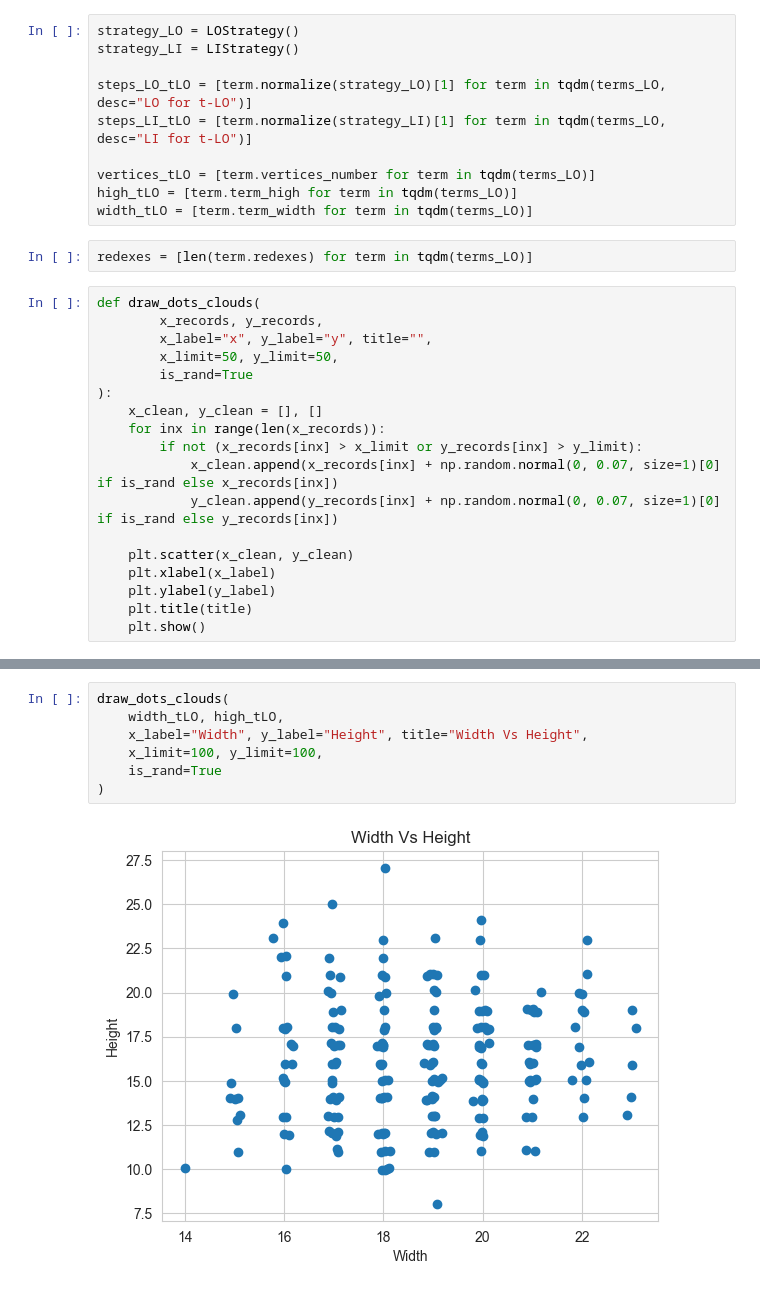
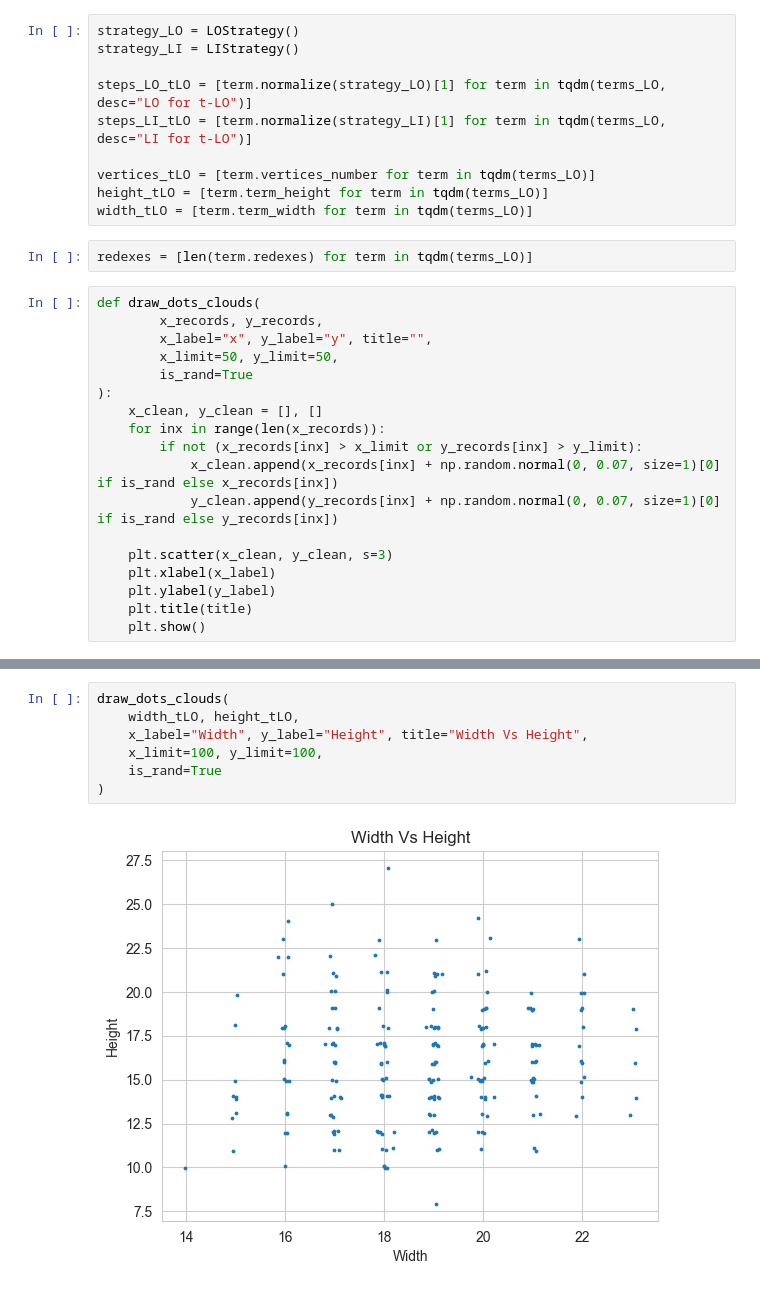
Before and after one commit to alex-deineha/pure-calculus, a Jupyter notebook: src/tests_14_redexes_coloring/test_term_heigh_width_v3.ipynb, the cells around one changed output, grey strips where cells are left out. Drawn from its saved outputs; the diff is of its cells as text.

Commit message:
Some cloudy visualizations.

```diff
--- a/src/tests_14_redexes_coloring/test_term_heigh_width_v3.ipynb
+++ b/src/tests_14_redexes_coloring/test_term_heigh_width_v3.ipynb
@@ -29,7 +29,7 @@ steps_LO_tLO = [term.normalize(strategy_LO)[1] for term in tqdm(terms_LO, desc="
 steps_LI_tLO = [term.normalize(strategy_LI)[1] for term in tqdm(terms_LO, desc="LI for t-LO")]
 
 vertices_tLO = [term.vertices_number for term in tqdm(terms_LO)]
-high_tLO = [term.term_high for term in tqdm(terms_LO)]
+height_tLO = [term.term_height for term in tqdm(terms_LO)]
 width_tLO = [term.term_width for term in tqdm(terms_LO)]
 # %%
 redexes = [len(term.redexes) for term in tqdm(terms_LO)]
@@ -46,7 +46,7 @@ def draw_dots_clouds(
             x_clean.append(x_records[inx] + np.random.normal(0, 0.07, size=1)[0] if is_rand else x_records[inx])
             y_clean.append(y_records[inx] + np.random.normal(0, 0.07, size=1)[0] if is_rand else y_records[inx])
 
-    plt.scatter(x_clean, y_clean)
+    plt.scatter(x_clean, y_clean, s=3)
     plt.xlabel(x_label)
     plt.ylabel(y_label)
     plt.title(title)
@@ -90,12 +90,12 @@ draw_dots_clouds(
 # %%
 draw_dots_clouds(
-    width_tLO, high_tLO,
+    width_tLO, height_tLO,
     x_label="Width", y_label="Height", title="Width Vs Height",
     x_limit=100, y_limit=100,
     is_rand=True
 )
 # %% [output]
-[figure, old version]
+[figure, new version]
 # %%
 draw_dots_clouds(
     width_tLO, redexes,
```
Also changed, not shown: parts of 6 cells of this notebook.
